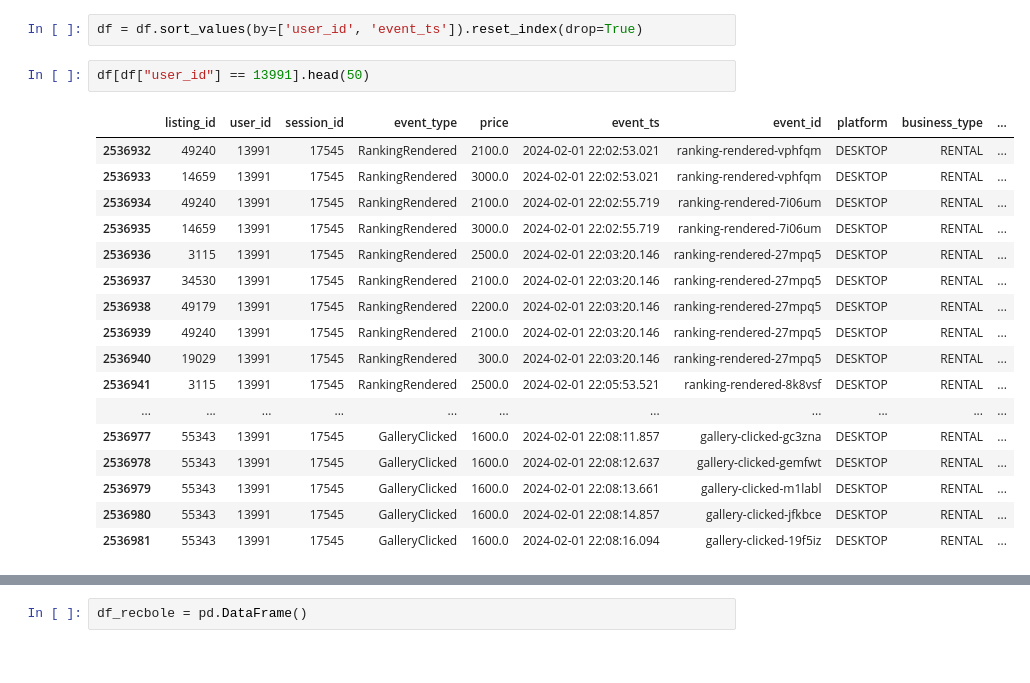
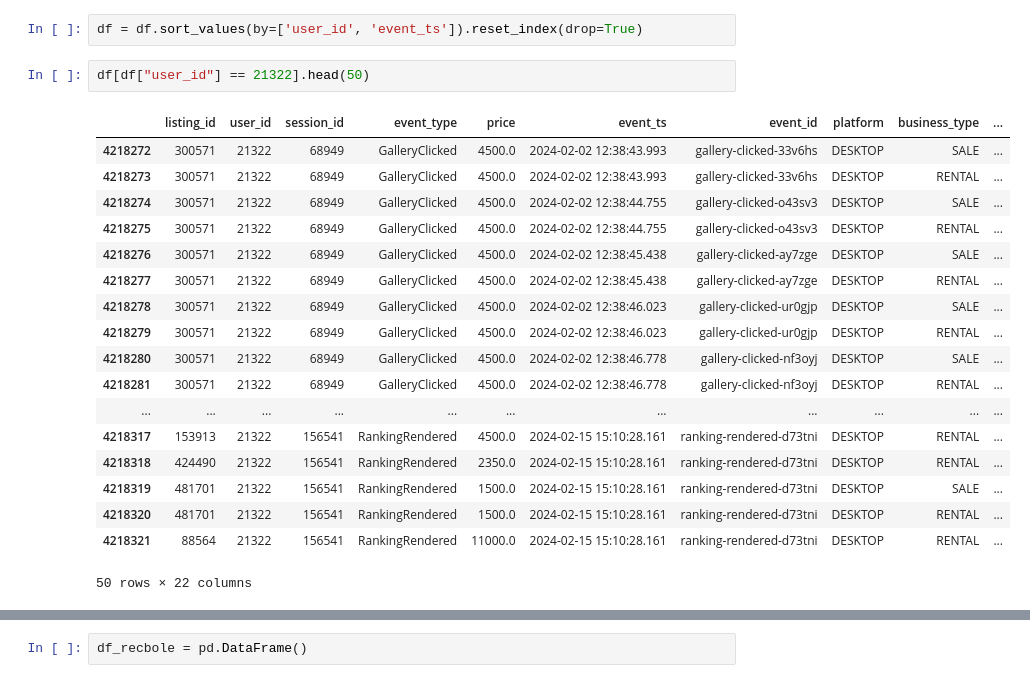
Before and after one commit to hygo2025/kepler, a Jupyter notebook: src/notebooks/sessions.ipynb, the cells around one changed output, grey strips where cells are left out. Drawn from its saved outputs; the diff is of its cells as text.

```diff
--- a/src/notebooks/sessions.ipynb
+++ b/src/notebooks/sessions.ipynb
@@ -44,25 +45,26 @@ memory usage: 553.5+ MB
 # %%
 df = df.sort_values(by=['user_id', 'event_ts']).reset_index(drop=True)
 # %%
-df[df["user_id"] == 13991].head(50)
+df[df["user_id"] == 21322].head(50)
 # %% [output]
 |  | listing_id | user_id | session_id | event_type | price | event_ts | event_id | platform | business_type | ... |
-| 2536932 | 49240 | 13991 | 17545 | RankingRendered | 2100.0 | 2024-02-01 22:02:53.021 | ranking-rendered-vphfqm | DESKTOP | RENTAL | ... |
-| 2536933 | 14659 | 13991 | 17545 | RankingRendered | 3000.0 | 2024-02-01 22:02:53.021 | ranking-rendered-vphfqm | DESKTOP | RENTAL | ... |
-| 2536934 | 49240 | 13991 | 17545 | RankingRendered | 2100.0 | 2024-02-01 22:02:55.719 | ranking-rendered-7i06um | DESKTOP | RENTAL | ... |
-| 2536935 | 14659 | 13991 | 17545 | RankingRendered | 3000.0 | 2024-02-01 22:02:55.719 | ranking-rendered-7i06um | DESKTOP | RENTAL | ... |
-| 2536936 | 3115 | 13991 | 17545 | RankingRendered | 2500.0 | 2024-02-01 22:03:20.146 | ranking-rendered-27mpq5 | DESKTOP | RENTAL | ... |
-| 2536937 | 34530 | 13991 | 17545 | RankingRendered | 2100.0 | 2024-02-01 22:03:20.146 | ranking-rendered-27mpq5 | DESKTOP | RENTAL | ... |
-| 2536938 | 49179 | 13991 | 17545 | RankingRendered | 2200.0 | 2024-02-01 22:03:20.146 | ranking-rendered-27mpq5 | DESKTOP | RENTAL | ... |
-| 2536939 | 49240 | 13991 | 17545 | RankingRendered | 2100.0 | 2024-02-01 22:03:20.146 | ranking-rendered-27mpq5 | DESKTOP | RENTAL | ... |
-| 2536940 | 19029 | 13991 | 17545 | RankingRendered | 300.0 | 2024-02-01 22:03:20.146 | ranking-rendered-27mpq5 | DESKTOP | RENTAL | ... |
-| 2536941 | 3115 | 13991 | 17545 | RankingRendered | 2500.0 | 2024-02-01 22:05:53.521 | ranking-rendered-8k8vsf | DESKTOP | RENTAL | ... |
+| 4218272 | 300571 | 21322 | 68949 | GalleryClicked | 4500.0 | 2024-02-02 12:38:43.993 | gallery-clicked-33v6hs | DESKTOP | SALE | ... |
+| 4218273 | 300571 | 21322 | 68949 | GalleryClicked | 4500.0 | 2024-02-02 12:38:43.993 | gallery-clicked-33v6hs | DESKTOP | RENTAL | ... |
+| 4218274 | 300571 | 21322 | 68949 | GalleryClicked | 4500.0 | 2024-02-02 12:38:44.755 | gallery-clicked-o43sv3 | DESKTOP | SALE | ... |
+| 4218275 | 300571 | 21322 | 68949 | GalleryClicked | 4500.0 | 2024-02-02 12:38:44.755 | gallery-clicked-o43sv3 | DESKTOP | RENTAL | ... |
+| 4218276 | 300571 | 21322 | 68949 | GalleryClicked | 4500.0 | 2024-02-02 12:38:45.438 | gallery-clicked-ay7zge | DESKTOP | SALE | ... |
+| 4218277 | 300571 | 21322 | 68949 | GalleryClicked | 4500.0 | 2024-02-02 12:38:45.438 | gallery-clicked-ay7zge | DESKTOP | RENTAL | ... |
+| 4218278 | 300571 | 21322 | 68949 | GalleryClicked | 4500.0 | 2024-02-02 12:38:46.023 | gallery-clicked-ur0gjp | DESKTOP | SALE | ... |
+| 4218279 | 300571 | 21322 | 68949 | GalleryClicked | 4500.0 | 2024-02-02 12:38:46.023 | gallery-clicked-ur0gjp | DESKTOP | RENTAL | ... |
+| 4218280 | 300571 | 21322 | 68949 | GalleryClicked | 4500.0 | 2024-02-02 12:38:46.778 | gallery-clicked-nf3oyj | DESKTOP | SALE | ... |
+| 4218281 | 300571 | 21322 | 68949 | GalleryClicked | 4500.0 | 2024-02-02 12:38:46.778 | gallery-clicked-nf3oyj | DESKTOP | RENTAL | ... |
 | ... | ... | ... | ... | ... | ... | ... | ... | ... | ... | ... |
-| 2536977 | 55343 | 13991 | 17545 | GalleryClicked | 1600.0 | 2024-02-01 22:08:11.857 | gallery-clicked-gc3zna | DESKTOP | RENTAL | ... |
-| 2536978 | 55343 | 13991 | 17545 | GalleryClicked | 1600.0 | 2024-02-01 22:08:12.637 | gallery-clicked-gemfwt | DESKTOP | RENTAL | ... |
-| 2536979 | 55343 | 13991 | 17545 | GalleryClicked | 1600.0 | 2024-02-01 22:08:13.661 | gallery-clicked-m1labl | DESKTOP | RENTAL | ... |
-| 2536980 | 55343 | 13991 | 17545 | GalleryClicked | 1600.0 | 2024-02-01 22:08:14.857 | gallery-clicked-jfkbce | DESKTOP | RENTAL | ... |
-| 2536981 | 55343 | 13991 | 17545 | GalleryClicked | 1600.0 | 2024-02-01 22:08:16.094 | gallery-clicked-19f5iz | DESKTOP | RENTAL | ... |
+| 4218317 | 153913 | 21322 | 156541 | RankingRendered | 4500.0 | 2024-02-15 15:10:28.161 | ranking-rendered-d73tni | DESKTOP | RENTAL | ... |
+| 4218318 | 424490 | 21322 | 156541 | RankingRendered | 2350.0 | 2024-02-15 15:10:28.161 | ranking-rendered-d73tni | DESKTOP | RENTAL | ... |
+| 4218319 | 481701 | 21322 | 156541 | RankingRendered | 1500.0 | 2024-02-15 15:10:28.161 | ranking-rendered-d73tni | DESKTOP | SALE | ... |
+| 4218320 | 481701 | 21322 | 156541 | RankingRendered | 1500.0 | 2024-02-15 15:10:28.161 | ranking-rendered-d73tni | DESKTOP | RENTAL | ... |
+| 4218321 | 88564 | 21322 | 156541 | RankingRendered | 11000.0 | 2024-02-15 15:10:28.161 | ranking-rendered-d73tni | DESKTOP | RENTAL | ... |
+50 rows × 22 columns
 # %%
 df.head(100)
 # %% [output]
```
Also changed, not shown: parts of 5 cells of this notebook, 15 other files.
